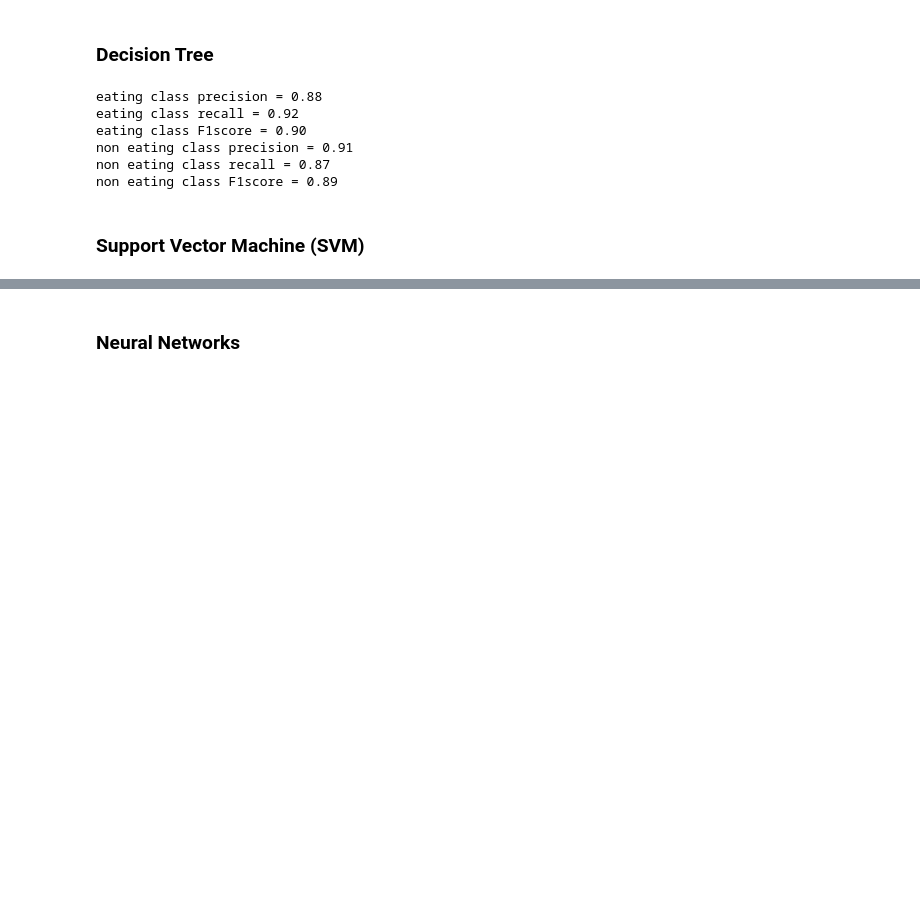
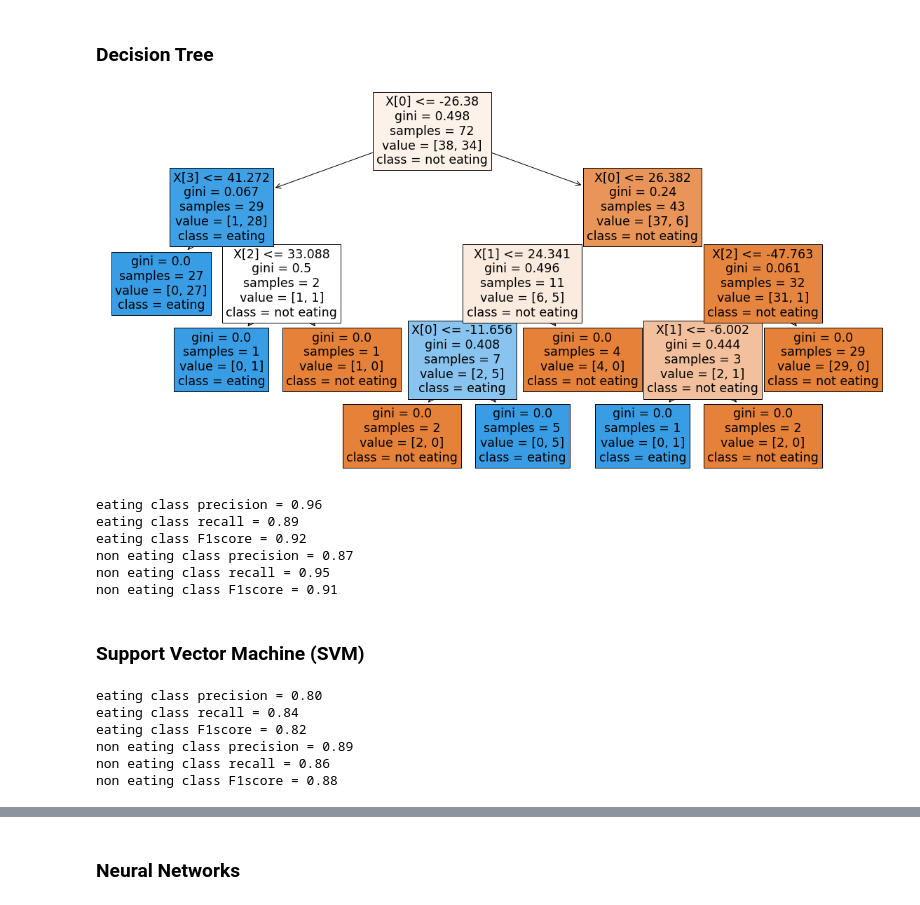
Before and after one commit to GiveThanksAlways/Data-Mining, a Jupyter notebook: project2.ipynb, the cells around one changed output, grey strips where cells are left out. Cells and saved outputs as stored; diff of their text form; code cells hidden in the pictures; blank space fills up the shorter version.

Commit message:
SVM graphs, Descision tree graph added visualizations

```diff
--- a/project2.ipynb
+++ b/project2.ipynb
@@ -59,5 +61,10 @@ Y = train.iloc[:,-1] # class labels
 clf = tree.DecisionTreeClassifier()
 clf = clf.fit(X, Y)
+# %%
+fig, ax = plt.subplots(figsize=(20, 10))
+decision_tree_plot = tree.plot_tree(clf.fit(X, Y), ax=ax, filled=True, class_names=['not eating','eating'], )
+# %% [output]
+[figure, added]
 # %%
 # precision, recall, F1 score
 y_pred = clf.predict(test.iloc[:,:-1])
@@ -65,11 +72,27 @@ y_true = test.iloc[:,-1]
 precision, recall, F1score, support = precision_recall_fscore_support(y_true, y_pred)
 print_precision_recall_F1score(precision,recall,F1score)
 # %% [output]
-eating class precision = 0.88
-eating class recall = 0.92
-eating class F1score = 0.90
-non eating class precision = 0.91
-non eating class recall = 0.87
-non eating class F1score = 0.89
+eating class precision = 0.96
+eating class recall = 0.89
+eating class F1score = 0.92
+non eating class precision = 0.87
+non eating class recall = 0.95
+non eating class F1score = 0.91
 # %% [markdown]
 ### Support Vector Machine (SVM)
+# %%
+from sklearn import svm
+clf = svm.SVC(kernel='rbf',gamma='scale') # or gamma='scale'
+clf.fit(X, Y)
+# precision, recall, F1 score
+y_pred = clf.predict(test.iloc[:,:-1])
+y_true = test.iloc[:,-1]
+precision, recall, F1score, support = precision_recall_fscore_support(y_true, y_pred)
+print_precision_recall_F1score(precision,recall,F1score)
+# %% [output]
+eating class precision = 0.80
+eating class recall = 0.84
+eating class F1score = 0.82
+non eating class precision = 0.89
+non eating class recall = 0.86
+non eating class F1score = 0.88
```
Also changed, not shown: parts of 24 cells of this notebook.
